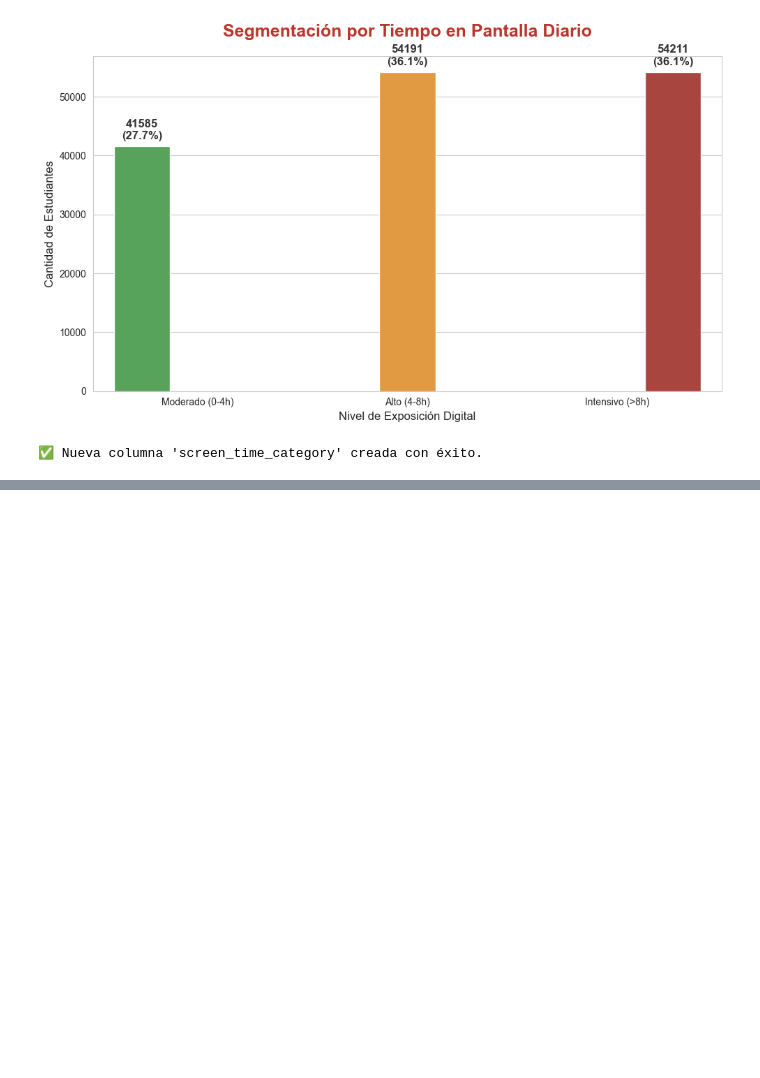
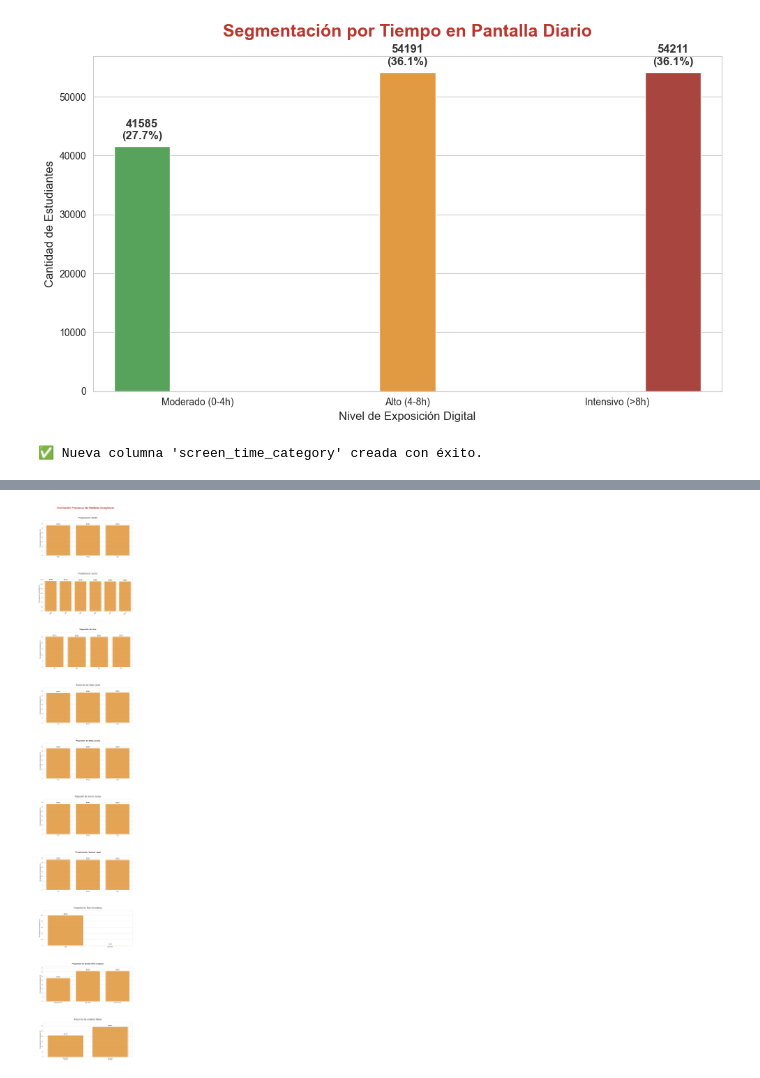
Before and after one commit to kevinmateojimenez/TRABAJO-FINAL, a Jupyter notebook: EDA_Entregable.ipynb, the cells around one changed output, grey strips where cells are left out. Saved outputs shown, nothing was run; the diff lists cells and outputs as text; code cells hidden in the pictures; blank space fills up the shorter version.

Commit message:
feat: add EDA notebook, data processing scripts, and initial dataset for student mental health analysis

```diff
--- a/EDA_Entregable.ipynb
+++ b/EDA_Entregable.ipynb
@@ -1058,0 +1144,74 @@ print("✅ Nueva columna 'screen_time_category' creada con éxito.")
+# %%
+import matplotlib.pyplot as plt
+import seaborn as sns
+import pandas as pd
+
+# 1. Identificar columnas categóricas limpias
+columnas_cat = df.select_dtypes(include=['object', 'category', 'string']).columns
+columnas_cat = [col for col in columnas_cat if col not in ['student_id', 'is_age_suspicious']]
+
+# 2. Diccionario de orden lógico CORREGIDO (ajustado a las mayúsculas del .str.title())
+ordenes_logicos = {
+    'year': ['1St', '2Nd', '3Rd', '4Th'], # Corregido el efecto de la limpieza
+    'stress_level': ['Low', 'Medium', 'High'],
+    'burnout_level': ['Low', 'Medium', 'High'],
+    'sleep_quality': ['Poor', 'Average', 'Good'],
+    'internet_quality': ['Poor', 'Average', 'Good']
+}
+
+# 3. Configurar el lienzo
+fig, axes = plt.subplots(nrows=len(columnas_cat), ncols=1, figsize=(12, 7 * len(columnas_cat)))
+if len(columnas_cat) == 1: axes = [axes]
+
+fig.suptitle('Distribución Porcentual de Variables Categóricas', fontsize=22, color='#BA352C', fontweight='bold', y=0.99)
+sns.set_style("whitegrid")
+
+# 4. Generar gráficos en PORCENTAJES con regla Top 10 + Otros
+for i, col in enumerate(columnas_cat):
+    ax = axes[i]
+
+    # Calcular porcentajes en lugar de conteo absoluto (normalize=True hace la magia)
+    conteos_pct = df[col].value_counts(normalize=True) * 100
+
+    # Evaluar si la variable tiene un orden lógico predefinido
+    if col in ordenes_logicos:
+        # Reindexar respetando el orden lógico y omitiendo categorías vacías
+        conteos = conteos_pct.reindex(ordenes_logicos[col]).dropna()
+    else:
+        # Aplicar la regla de "Top 10 + Otros" para variables de alta cardinalidad
+        if len(conteos_pct) > 10:
+            top_10 = conteos_pct.iloc[:10]
+            otros_suma = conteos_pct.iloc[10:].sum()
+            otros_serie = pd.Series({'Otros': otros_suma})
+            conteos = pd.concat([top_10, otros_serie])
+        else:
+            conteos = conteos_pct
+
+    # Dibujar el gráfico de barras
+    sns.barplot(x=conteos.index, y=conteos.values, color='#FC9C28', ax=ax, edgecolor='white', alpha=0.9)
+
+    # Estética del gráfico
+    ax.set_title(f'Proporción de: {col.replace("_", " ").title()}', fontsize=16, fontweight='bold', color='#333333', pad=20)
+    ax.set_xlabel('')
+    ax.set_ylabel('Porcentaje de Estudiantes (%)', fontsize=12) # Etiqueta actualizada
+    ax.set_ylim(0, conteos.max() * 1.15) # Dar un poco de aire arriba para que quepa el texto
+
+    # Rotar el texto si hay muchas categorías
+    ax.tick_params(axis='x', rotation=45 if len(conteos) > 4 else 0)
+
+    # Añadir las etiquetas en formato porcentaje (%)
+    for p in ax.patches:
+        altura = p.get_height()
+        if altura > 0:
+            ax.annotate(f'{altura:.1f}%',
+                        (p.get_x() + p.get_width() / 2., altura),
+                        ha='center', va='bottom',
+                        fontsize=12, fontweight='bold', color='#333333',
+                        xytext=(0, 5), textcoords='offset points')
+
+# Ajustar márgenes
+plt.tight_layout(rect=[0, 0, 1, 0.98])
+plt.subplots_adjust(hspace=0.6)
+plt.show()
+# %% [output]
+[figure, added]
```
Also changed, not shown: parts of 6 cells of this notebook.
